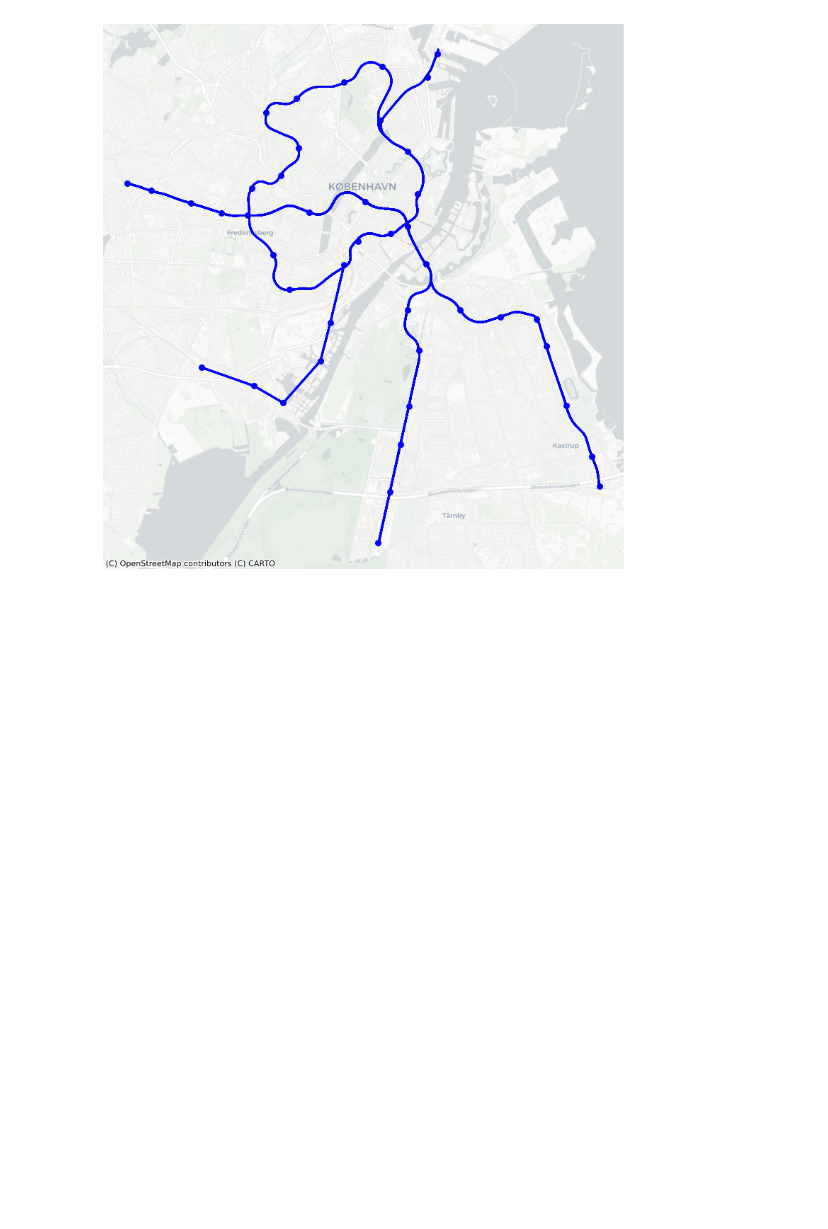
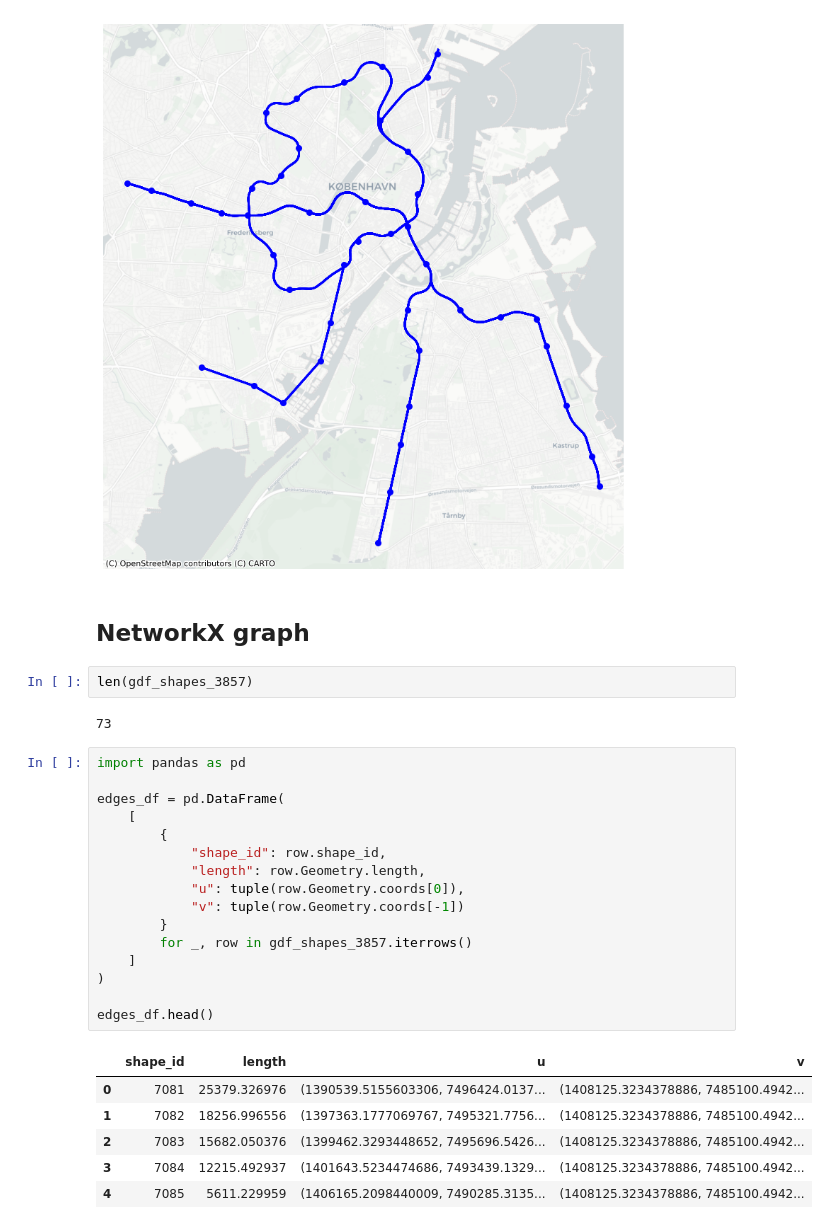
Before and after one commit to jevgbur/Genetic-algorithms-metro-optimization, a Jupyter notebook: data_loading.ipynb, the cells around one changed output. Cells and saved outputs as stored; diff of their text form; blank space fills up the shorter version.

Commit message:
feat: working on networkX implementation for Copenhagen dataset

```diff
--- a/data_loading.ipynb
+++ b/data_loading.ipynb
@@ -185,3 +185,32 @@ ax.set_axis_off()
 plt.show()
 # %% [output]
 [figure]
+# %% [markdown]
+## NetworkX graph
+# %%
+len(gdf_shapes_3857)
+# %% [output]
+73
+# %%
+import pandas as pd
+
+edges_df = pd.DataFrame(
+    [
+        {
+            "shape_id": row.shape_id,
+            "length": row.Geometry.length,
+            "u": tuple(row.Geometry.coords[0]),
+            "v": tuple(row.Geometry.coords[-1])
+        }
+        for _, row in gdf_shapes_3857.iterrows()
+    ]
+)
+
+edges_df.head()
+# %% [output]
+|  | shape_id | length | u | v |
+| 0 | 7081 | 25379.326976 | (1390539.5155603306, 7496424.0137... | (1408125.3234378886, 7485100.4942... |
+| 1 | 7082 | 18256.996556 | (1397363.1777069767, 7495321.7756... | (1408125.3234378886, 7485100.4942... |
+| 2 | 7083 | 15682.050376 | (1399462.3293448652, 7495696.5426... | (1408125.3234378886, 7485100.4942... |
+| 3 | 7084 | 12215.492937 | (1401643.5234474686, 7493439.1329... | (1408125.3234378886, 7485100.4942... |
+| 4 | 7085 | 5611.229959 | (1406165.2098440009, 7490285.3135... | (1408125.3234378886, 7485100.4942... |
```
Also changed, not shown: parts of 3 cells of this notebook, 1 other file.
